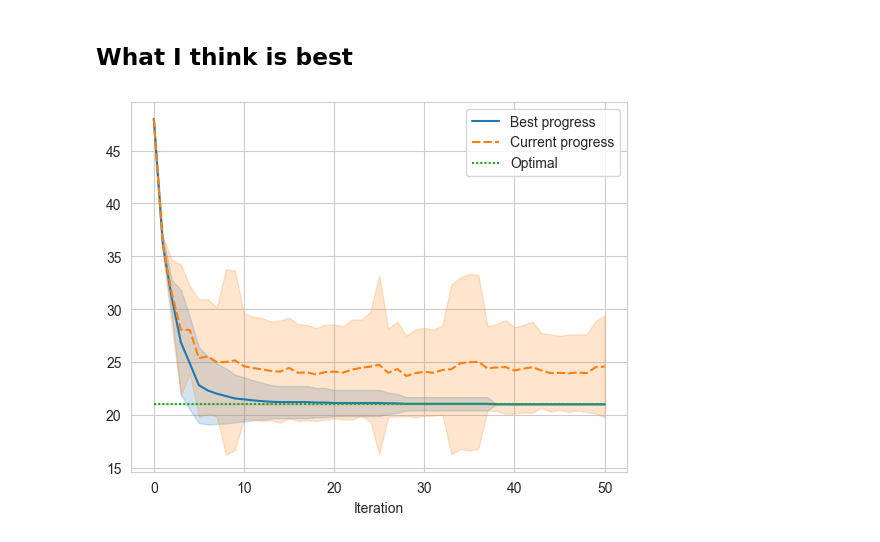
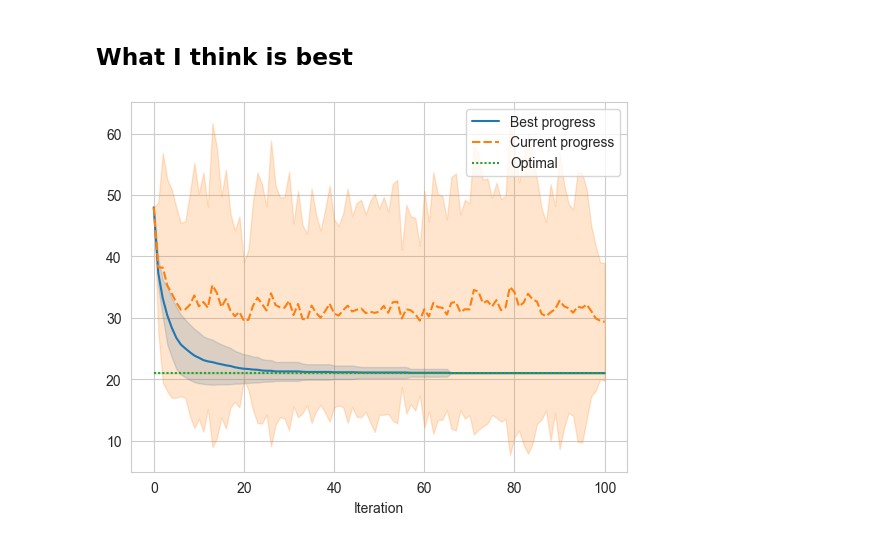
Before and after one commit to nngerncham/ma395_heuristic, a Jupyter notebook: homework/hw3/codebase/Notebooks/Problem 1.ipynb, the cells around one changed output. Saved outputs shown, nothing was run; the diff lists cells and outputs as text; code cells hidden in the pictures.

```diff
--- a/homework/hw3/codebase/Notebooks/Problem 1.ipynb
+++ b/homework/hw3/codebase/Notebooks/Problem 1.ipynb
@@ -242,9 +242,9 @@ plt.savefig("../../images/p1/both34s", dpi=DPI, bbox_inches="tight")
 # %% [markdown]
 ## What I think is best
 # %%
-best = [tabu_search(mst_cost, s0, MSTNeighborTabu(2, 8, mst_cost), 50) for _ in range(REPS)]
-best_df = form_result(best, 50)
+best = [tabu_search(mst_cost, s0, MSTNeighborTabu(2, 4, mst_cost), 100) for _ in range(REPS)]
+best_df = form_result(best, 100)
 sns.lineplot(best_df, errorbar=ERROR_BAR)
 plt.savefig("../../images/p1/best", dpi=DPI, bbox_inches="tight")
 # %% [output]
-[figure, old version]
+[figure, new version]
```
Also changed, not shown: parts of 12 cells of this notebook, 17 other files.
